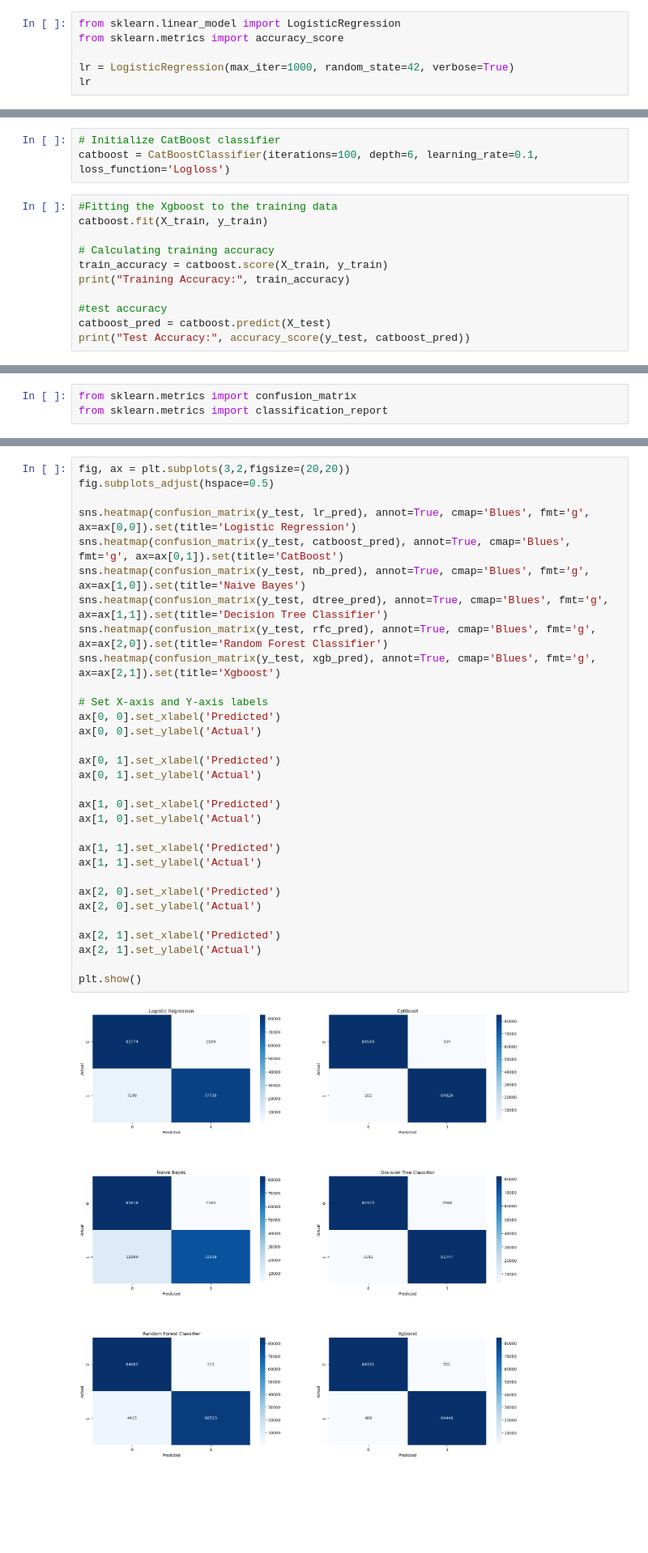
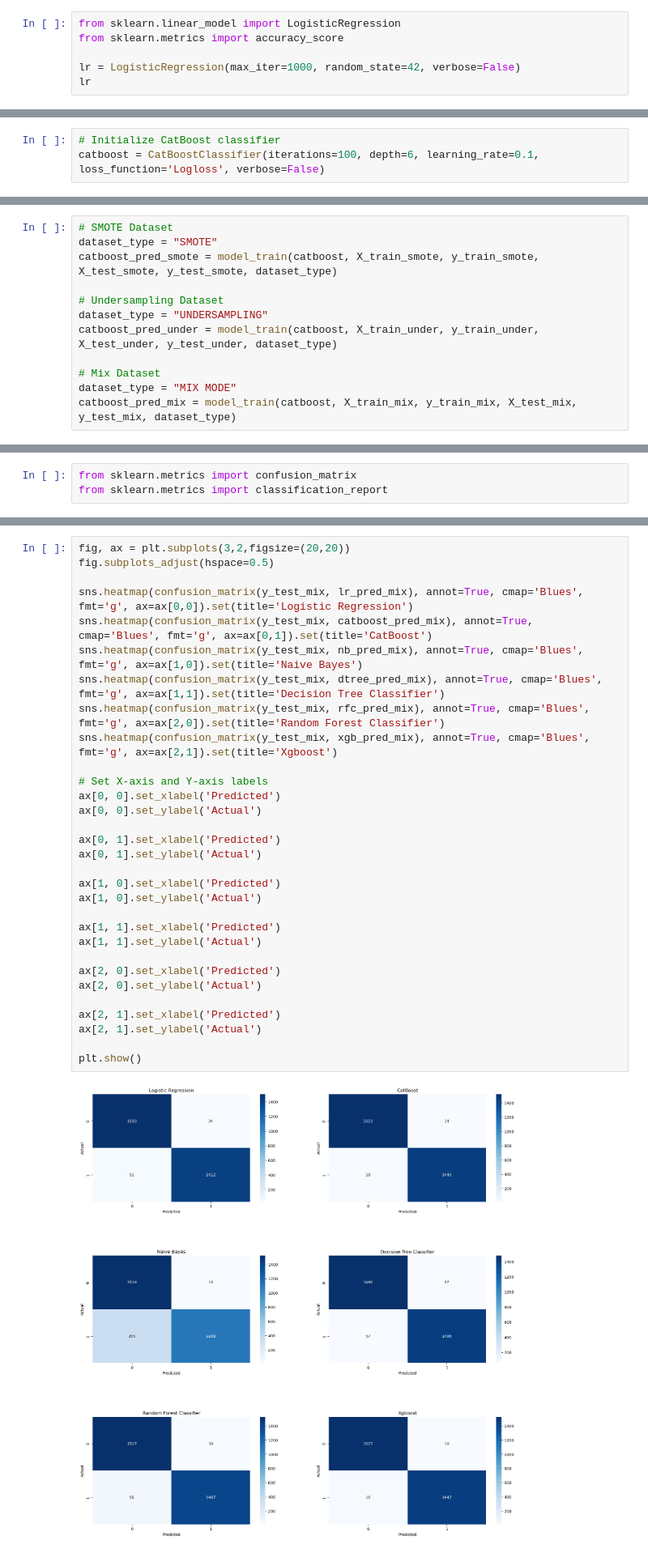
Before and after one commit to fitrijamsari/Data-Science-Projects, a Jupyter notebook: 08_Credit Card Fraud Prediction/credit-card-fraud-prediction.ipynb, the cells around one changed output, grey strips where cells are left out. Shown at 81% size. Drawn from its saved outputs; the diff is of its cells as text; blank space fills up the shorter version.

```diff
--- a/08_Credit Card Fraud Prediction/credit-card-fraud-prediction.ipynb
+++ b/08_Credit Card Fraud Prediction/credit-card-fraud-prediction.ipynb
@@ -669,6 +777,6 @@ Since this is a binary-classification problem, we can try build a ML model using
 from sklearn.linear_model import LogisticRegression
 from sklearn.metrics import accuracy_score
 
-lr = LogisticRegression(max_iter=1000, random_state=42, verbose=True)
+lr = LogisticRegression(max_iter=1000, random_state=42, verbose=False)
 lr
 # %% [output]
@@ -936,15 +1027,4 @@ Test Accuracy: 0.9938755439871386
 from catboost import CatBoostClassifier
 # %%
 # Initialize CatBoost classifier
-catboost = CatBoostClassifier(iterations=100, depth=6, learning_rate=0.1, loss_function='Logloss')
+catboost = CatBoostClassifier(iterations=100, depth=6, learning_rate=0.1, loss_function='Logloss', verbose=False)
-# %%
-#Fitting the Xgboost to the training data
-catboost.fit(X_train, y_train)
-
-# Calculating training accuracy
-train_accuracy = catboost.score(X_train, y_train)
-print("Training Accuracy:", train_accuracy)
-
-#test accuracy
-catboost_pred = catboost.predict(X_test)
-print("Test Accuracy:", accuracy_score(y_test, catboost_pred))
@@ -973,0 +1031,12 @@ Test Accuracy: 0.9974324395946081
+# %%
+# SMOTE Dataset
+dataset_type = "SMOTE"
+catboost_pred_smote = model_train(catboost, X_train_smote, y_train_smote, X_test_smote, y_test_smote, dataset_type)
+
+# Undersampling Dataset
+dataset_type = "UNDERSAMPLING"
+catboost_pred_under = model_train(catboost, X_train_under, y_train_under, X_test_under, y_test_under, dataset_type)
+
+# Mix Dataset
+dataset_type = "MIX MODE"
+catboost_pred_mix = model_train(catboost, X_train_mix, y_train_mix, X_test_mix, y_test_mix, dataset_type)
@@ -999,35 +1088,35 @@ from sklearn.metrics import classification_report
 # %%
 fig, ax = plt.subplots(3,2,figsize=(20,20))
 fig.subplots_adjust(hspace=0.5)
 
-sns.heatmap(confusion_matrix(y_test, lr_pred), annot=True, cmap='Blues', fmt='g', ax=ax[0,0]).set(title='Logistic Regression')
-sns.heatmap(confusion_matrix(y_test, catboost_pred), annot=True, cmap='Blues', fmt='g', ax=ax[0,1]).set(title='CatBoost')
-sns.heatmap(confusion_matrix(y_test, nb_pred), annot=True, cmap='Blues', fmt='g', ax=ax[1,0]).set(title='Naive Bayes')
-sns.heatmap(confusion_matrix(y_test, dtree_pred), annot=True, cmap='Blues', fmt='g', ax=ax[1,1]).set(title='Decision Tree Classifier')
-sns.heatmap(confusion_matrix(y_test, rfc_pred), annot=True, cmap='Blues', fmt='g', ax=ax[2,0]).set(title='Random Forest Classifier')
-sns.heatmap(confusion_matrix(y_test, xgb_pred), annot=True, cmap='Blues', fmt='g', ax=ax[2,1]).set(title='Xgboost')
+sns.heatmap(confusion_matrix(y_test_mix, lr_pred_mix), annot=True, cmap='Blues', fmt='g', ax=ax[0,0]).set(title='Logistic Regression')
+sns.heatmap(confusion_matrix(y_test_mix, catboost_pred_mix), annot=True, cmap='Blues', fmt='g', ax=ax[0,1]).set(title='CatBoost')
+sns.heatmap(confusion_matrix(y_test_mix, nb_pred_mix), annot=True, cmap='Blues', fmt='g', ax=ax[1,0]).set(title='Naive Bayes')
+sns.heatmap(confusion_matrix(y_test_mix, dtree_pred_mix), annot=True, cmap='Blues', fmt='g', ax=ax[1,1]).set(title='Decision Tree Classifier')
+sns.heatmap(confusion_matrix(y_test_mix, rfc_pred_mix), annot=True, cmap='Blues', fmt='g', ax=ax[2,0]).set(title='Random Forest Classifier')
+sns.heatmap(confusion_matrix(y_test_mix, xgb_pred_mix), annot=True, cmap='Blues', fmt='g', ax=ax[2,1]).set(title='Xgboost')
 
 # Set X-axis and Y-axis labels
 ax[0, 0].set_xlabel('Predicted')
 ax[0, 0].set_ylabel('Actual')
 
 ax[0, 1].set_xlabel('Predicted')
 ax[0, 1].set_ylabel('Actual')
 
 ax[1, 0].set_xlabel('Predicted')
 ax[1, 0].set_ylabel('Actual')
 
 ax[1, 1].set_xlabel('Predicted')
 ax[1, 1].set_ylabel('Actual')
 
 ax[2, 0].set_xlabel('Predicted')
 ax[2, 0].set_ylabel('Actual')
 
 ax[2, 1].set_xlabel('Predicted')
 ax[2, 1].set_ylabel('Actual')
 
 plt.show()
 # %% [output]
-[figure, old version]
+[figure, new version]
 # %% [markdown]
 ## Classification Report
```
Also changed, not shown: parts of 99 cells of this notebook, 5 other files.
